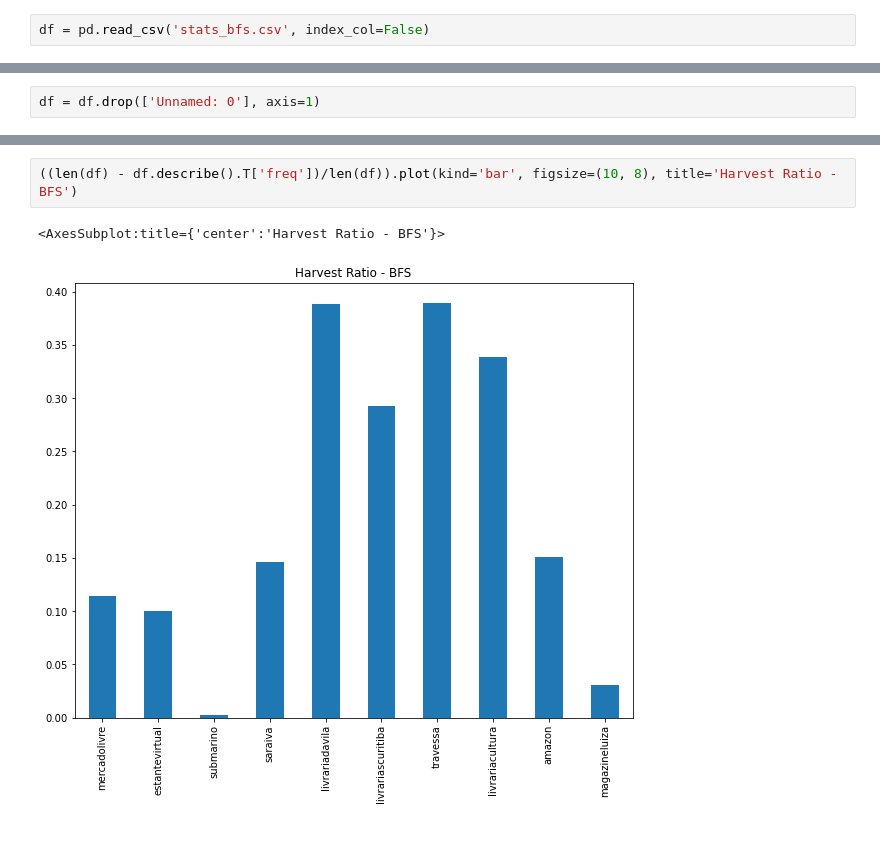
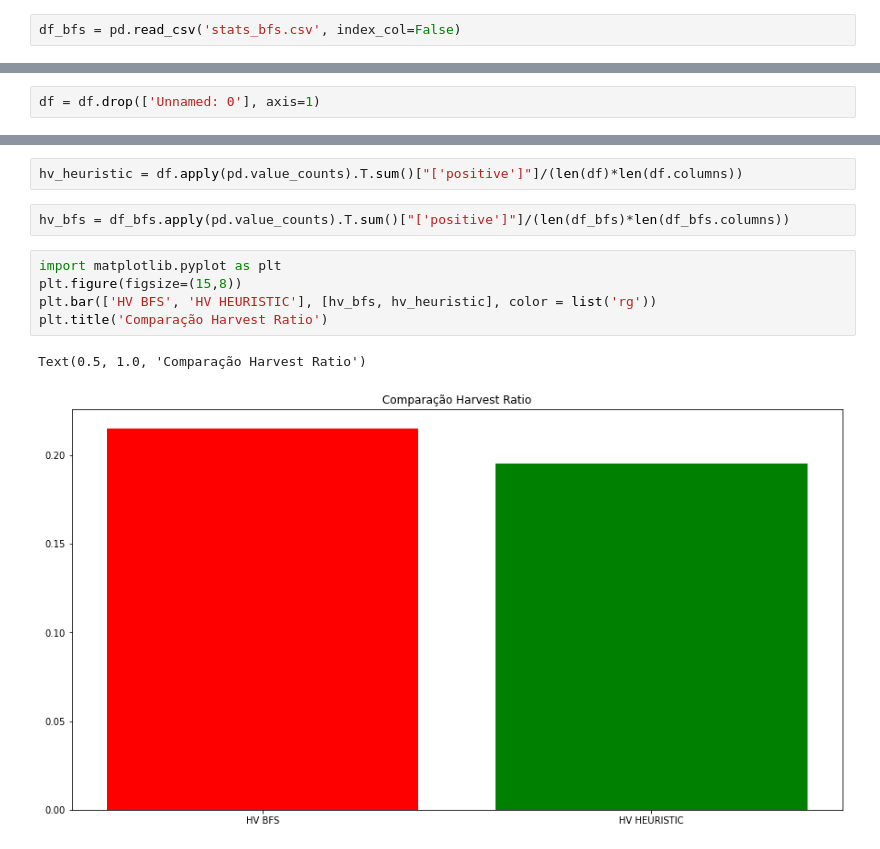
Before and after one commit to mhco0/RI, a Jupyter notebook: harvest ratio.ipynb, the cells around one changed output, grey strips where cells are left out. Drawn from its saved outputs; the diff is of its cells as text.

```diff
--- a/harvest ratio.ipynb
+++ b/harvest ratio.ipynb
@@ -112,4 +110,4 @@ output
   array(['negative'], dtype=object),
   array(['negative'], dtype=object)]}
 # %%
-df = pd.read_csv('stats_bfs.csv', index_col=False)
+df_bfs = pd.read_csv('stats_bfs.csv', index_col=False)
@@ -129,5 +123,12 @@ Name: mercadolivre, dtype: int64
-# %%
-((len(df) - df.describe().T['freq'])/len(df)).plot(kind='bar', figsize=(10, 8), title='Harvest Ratio - BFS')
-# %% [output]
-<AxesSubplot:title={'center':'Harvest Ratio - BFS'}>
-[figure, removed]
+# %%
+hv_heuristic = df.apply(pd.value_counts).T.sum()["['positive']"]/(len(df)*len(df.columns))
+# %%
+hv_bfs = df_bfs.apply(pd.value_counts).T.sum()["['positive']"]/(len(df_bfs)*len(df_bfs.columns))
+# %%
+import matplotlib.pyplot as plt
+plt.figure(figsize=(15,8))
+plt.bar(['HV BFS', 'HV HEURISTIC'], [hv_bfs, hv_heuristic], color = list('rg'))
+plt.title('Comparação Harvest Ratio')
+# %% [output]
+Text(0.5, 1.0, 'Comparação Harvest Ratio')
+[figure, added]
```
Also changed, not shown: parts of 6 cells of this notebook, 4 other files.
